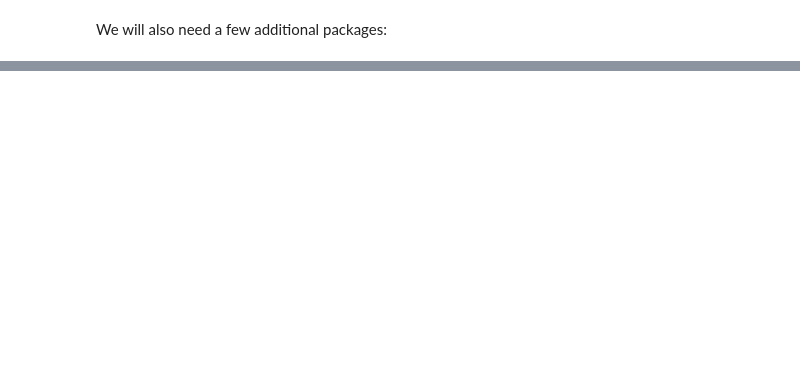
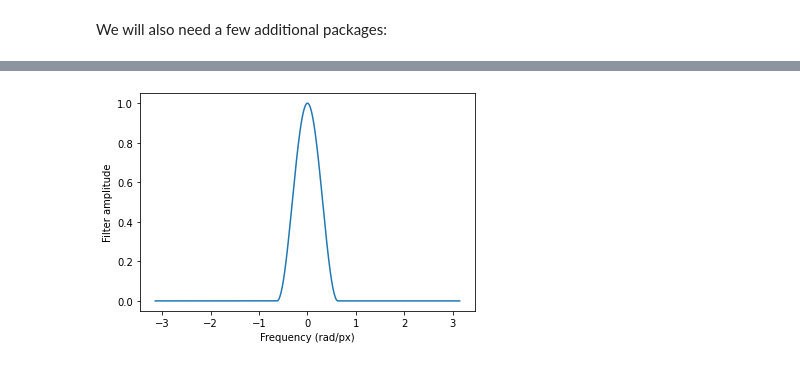
Before and after one commit to mrphys/tensorflow-mri, a Jupyter notebook: tools/docs/tutorials/recon/cg_sense.ipynb, the cells around one changed output, grey strips where cells are left out. Cells and saved outputs as stored; diff of their text form; code cells hidden in the pictures; blank space fills up the shorter version.

```diff
--- a/tools/docs/tutorials/recon/cg_sense.ipynb
+++ b/tools/docs/tutorials/recon/cg_sense.ipynb
@@ -118,0 +91,9 @@ image = tfmri.recon.adj(kspace, image_shape, trajectory=trajectory)
+# %%
+with h5py.File('rawdata_brain_radial_96proj_12ch.h5', 'r') as f:
+  kspace = f['rawdata'][()]
+  trajectory = f['trajectory'][()]
+
+image_shape = [300, 300]
+
+print("kspace shape:", kspace.shape)
+print("trajectory shape:", trajectory.shape)
@@ -118,0 +156,19 @@ image = tfmri.recon.adj(kspace, image_shape, trajectory=trajectory)
+# %%
+# Reverse the order of the dimensions.
+# [3, samples, views] -> [views, samples, 3]
+trajectory = tf.transpose(trajectory)
+
+# Flatten the encoding dimensions.
+# [views, samples, 3] -> [views * samples, 3]
+trajectory = tf.reshape(trajectory, [-1, 3])
+
+# Remove the last element along the rightmost dimension, which contains only
+# zeros and is not necessary for 2D imaging.
+# [views * samples, 3] -> [views * samples, rank]
+trajectory = trajectory[..., :2]
+
+# Convert units from 1/FOV to rad/px.
+trajectory *= 2.0 * np.pi / tf.constant(image_shape, dtype=tf.float32)
+
+# We only do this so that images display in the correct orientation later.
+trajectory *= -1.0
@@ -118,0 +338,18 @@ image = tfmri.recon.adj(kspace, image_shape, trajectory=trajectory)
+# %%
+# First let's filter the *k*-space data with a Hann window. We will apply the
+# window to the central 20% of k-space (determined by the factor 5 below), the
+# remaining 80% is filtered out completely.
+filter_fn = lambda x: tfmri.signal.hann(5 * x)
+
+# Let's plot the effect of our filter.
+x = tf.linspace(-np.pi, np.pi, 512)
+plt.plot(x, filter_fn(x))
+plt.xlabel('Frequency (rad/px)')
+plt.ylabel('Filter amplitude')
+
+# Finally, apply the filter to the k-space data.
+filtered_kspace = tfmri.signal.filter_kspace(kspace,
+                                             trajectory=trajectory,
+                                             filter_fn=filter_fn)
+# %% [output]
+[figure, added]
```
Also changed, not shown: parts of 60 cells of this notebook, 3 other files.
